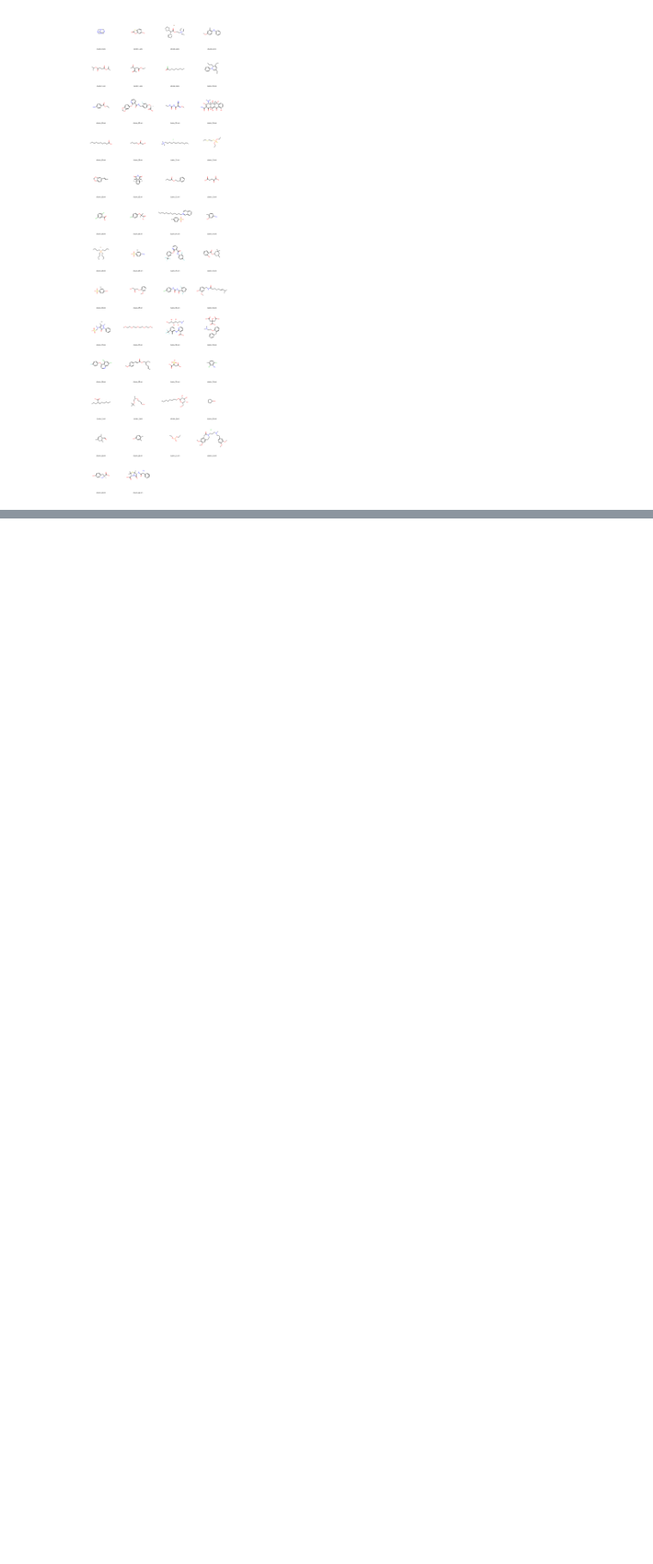
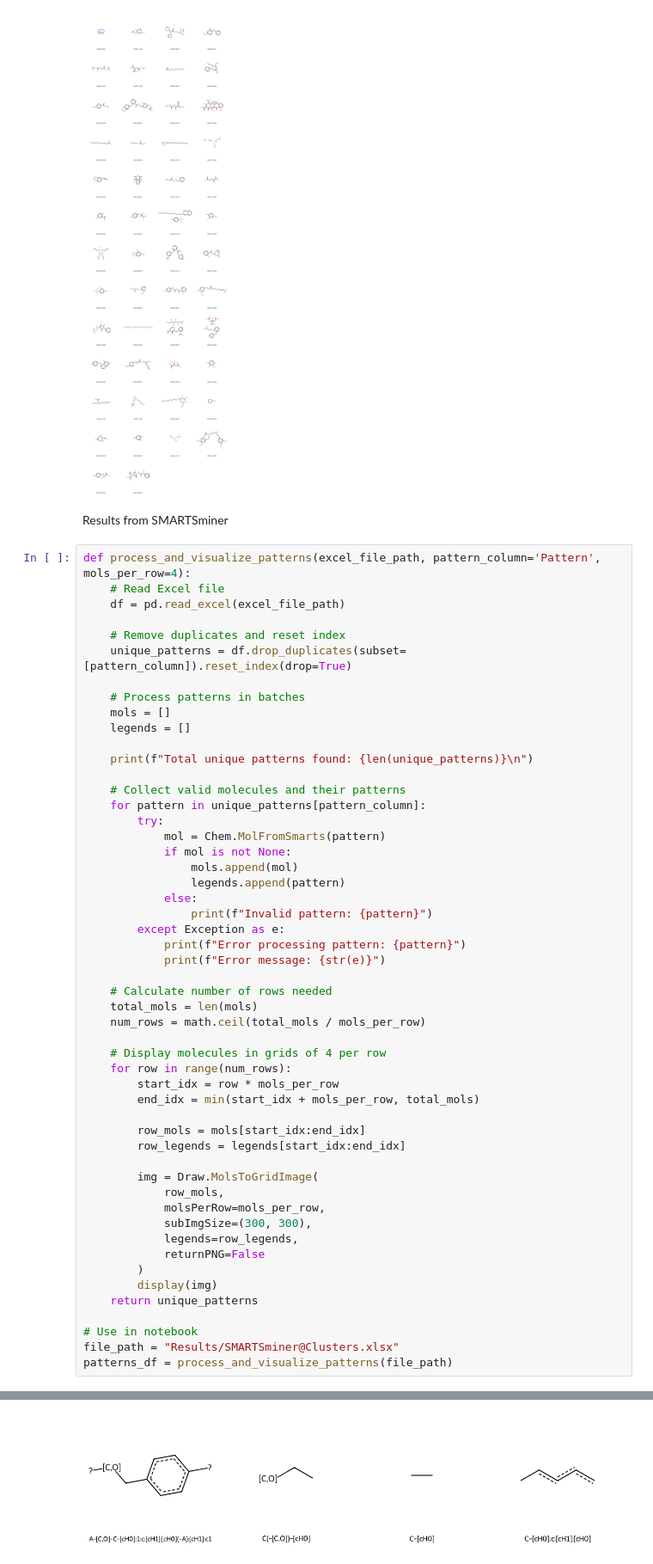
Before and after one commit to AnjaliBioIT/ChemPatternID-MorphFP, a Jupyter notebook: Notebooks/BitBIRCH_clustering.ipynb, the cells around one changed output, grey strips where cells are left out. Shown at 86% size. Cells and saved outputs as stored; diff of their text form; blank space fills up the shorter version.

```diff
--- a/Notebooks/BitBIRCH_clustering.ipynb
+++ b/Notebooks/BitBIRCH_clustering.ipynb
@@ -712,3 +715,58 @@ cluster_7.smi: 7 valid molecules
 cluster_8.smi: 1 valid molecules
 cluster_9.smi: 3 valid molecules
 [figure]
+# %% [markdown]
+Results from SMARTSminer
+# %%
+def process_and_visualize_patterns(excel_file_path, pattern_column='Pattern', mols_per_row=4):
+    # Read Excel file
+    df = pd.read_excel(excel_file_path)
+
+    # Remove duplicates and reset index
+    unique_patterns = df.drop_duplicates(subset=[pattern_column]).reset_index(drop=True)
+
+    # Process patterns in batches
+    mols = []
+    legends = []
+
+    print(f"Total unique patterns found: {len(unique_patterns)}\n")
+
+    # Collect valid molecules and their patterns
+    for pattern in unique_patterns[pattern_column]:
+        try:
+            mol = Chem.MolFromSmarts(pattern)
+            if mol is not None:
+                mols.append(mol)
+                legends.append(pattern)
+            else:
+                print(f"Invalid pattern: {pattern}")
+        except Exception as e:
+            print(f"Error processing pattern: {pattern}")
+            print(f"Error message: {str(e)}")
+
+    # Calculate number of rows needed
+    total_mols = len(mols)
+    num_rows = math.ceil(total_mols / mols_per_row)
+
+    # Display molecules in grids of 4 per row
+    for row in range(num_rows):
+        start_idx = row * mols_per_row
+        end_idx = min(start_idx + mols_per_row, total_mols)
+
+        row_mols = mols[start_idx:end_idx]
+        row_legends = legends[start_idx:end_idx]
+
+        img = Draw.MolsToGridImage(
+            row_mols,
+            molsPerRow=mols_per_row,
+            subImgSize=(300, 300),
+            legends=row_legends,
+            returnPNG=False
+        )
+        display(img)
+    return unique_patterns
+
+# Use in notebook
+file_path = "Results/SMARTSminer@Clusters.xlsx"
+patterns_df = process_and_visualize_patterns(file_path)
+# %% [output]
@@ -714,0 +777 @@ cluster_9.smi: 3 valid molecules
+[figure, added]
```
Also changed, not shown: parts of 4 cells of this notebook.
